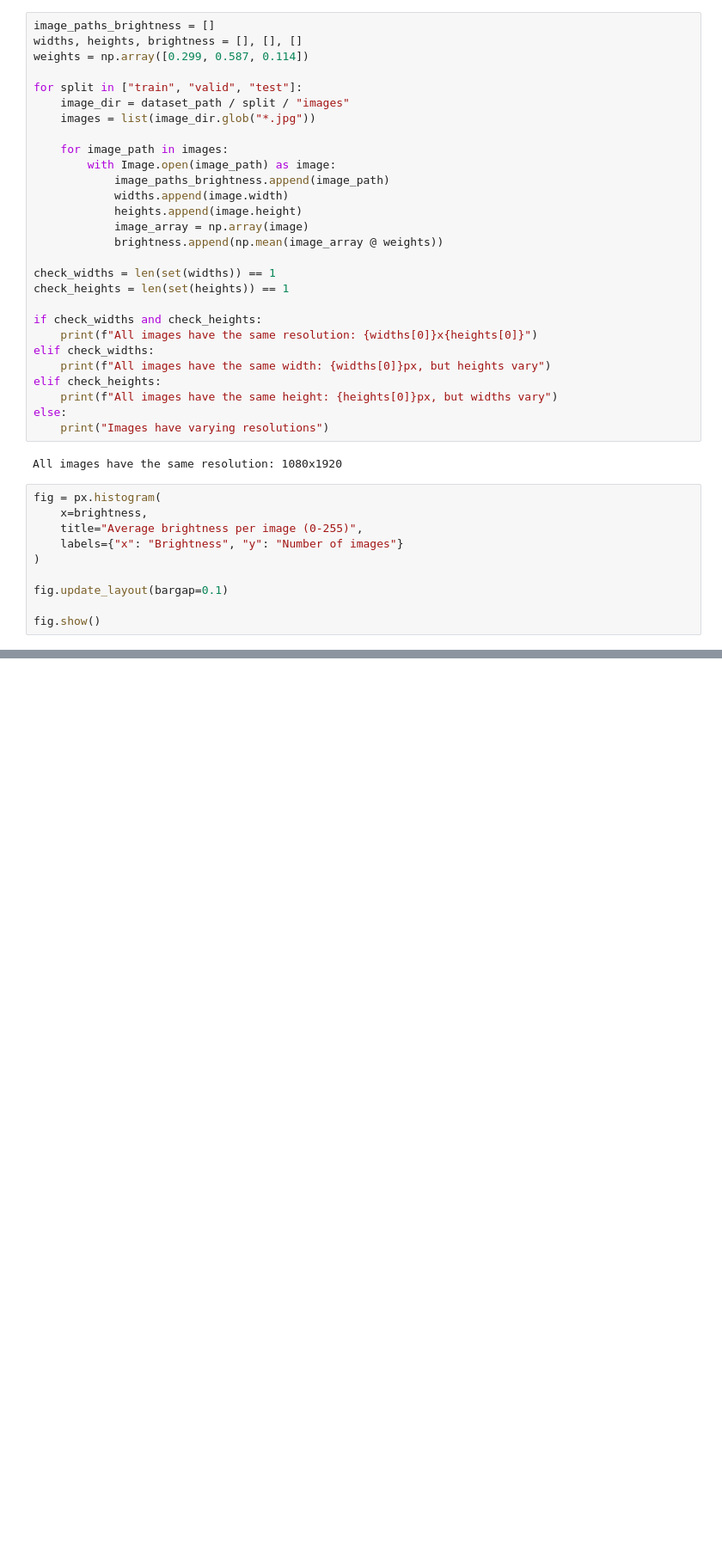
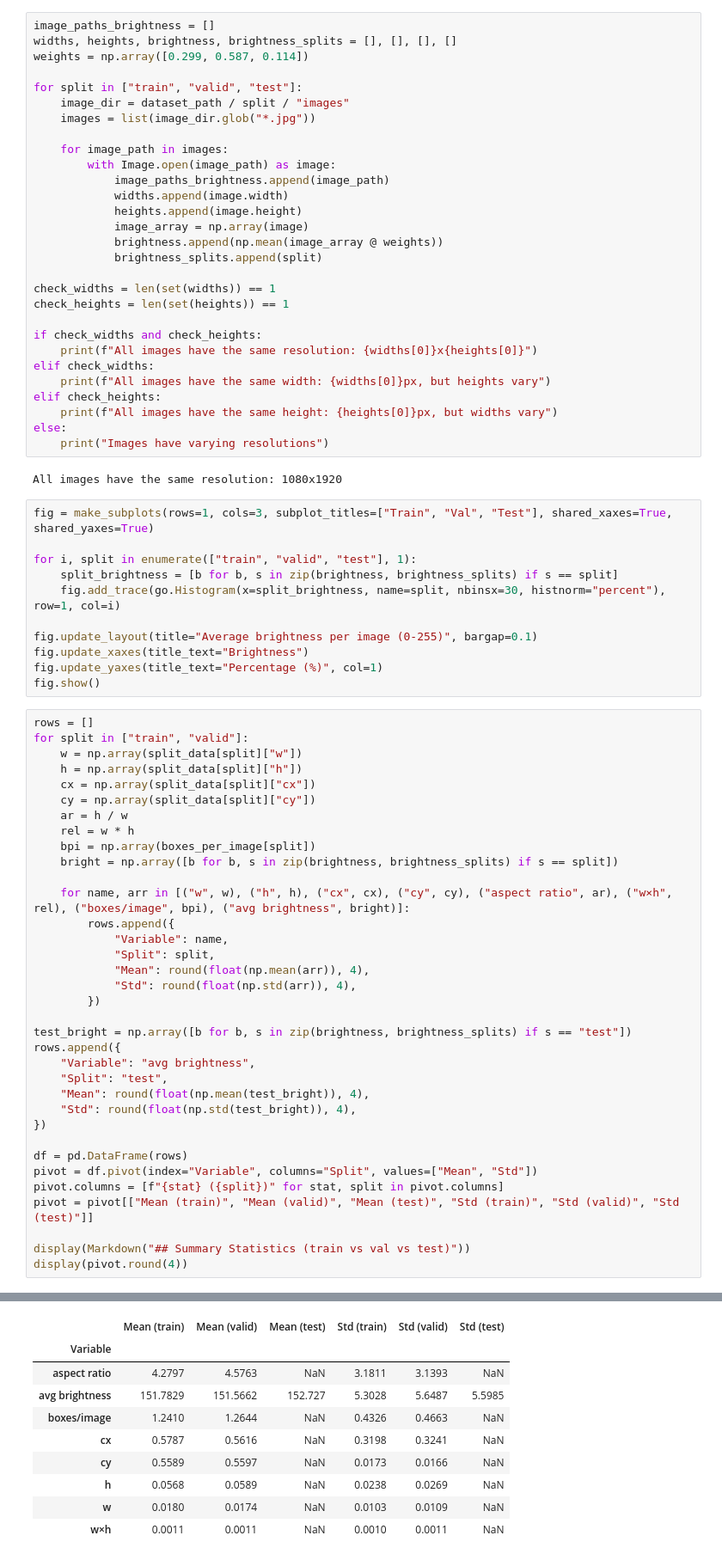
Before and after one commit to kristosn/mini-project-snowpoles, a Jupyter notebook: data_analysis_iphone.ipynb, the cells around one changed output, grey strips where cells are left out. Shown at 86% size. Cells and saved outputs as stored; diff of their text form; blank space fills up the shorter version.

```diff
--- a/data_analysis_iphone.ipynb
+++ b/data_analysis_iphone.ipynb
@@ -123,7 +157,7 @@ fig.update_layout(bargap=0.1)
 fig.show()
 # %%
 image_paths_brightness = []
-widths, heights, brightness = [], [], []
+widths, heights, brightness, brightness_splits = [], [], [], []
 weights = np.array([0.299, 0.587, 0.114])
 
 for split in ["train", "valid", "test"]:
@@ -137,6 +171,7 @@ for split in ["train", "valid", "test"]:
             heights.append(image.height)
             image_array = np.array(image)
             brightness.append(np.mean(image_array @ weights))
+            brightness_splits.append(split)
 
 check_widths = len(set(widths)) == 1
 check_heights = len(set(heights)) == 1
@@ -152,12 +187,49 @@ else:
 # %% [output]
 All images have the same resolution: 1080x1920
 # %%
-fig = px.histogram(
-    x=brightness,
-    title="Average brightness per image (0-255)",
-    labels={"x": "Brightness", "y": "Number of images"}
-)
+fig = make_subplots(rows=1, cols=3, subplot_titles=["Train", "Val", "Test"], shared_xaxes=True, shared_yaxes=True)
 
-fig.update_layout(bargap=0.1)
+for i, split in enumerate(["train", "valid", "test"], 1):
+    split_brightness = [b for b, s in zip(brightness, brightness_splits) if s == split]
+    fig.add_trace(go.Histogram(x=split_brightness, name=split, nbinsx=30, histnorm="percent"), row=1, col=i)
 
+fig.update_layout(title="Average brightness per image (0-255)", bargap=0.1)
+fig.update_xaxes(title_text="Brightness")
+fig.update_yaxes(title_text="Percentage (%)", col=1)
 fig.show()
+# %%
+rows = []
+for split in ["train", "valid"]:
+    w = np.array(split_data[split]["w"])
+    h = np.array(split_data[split]["h"])
+    cx = np.array(split_data[split]["cx"])
+    cy = np.array(split_data[split]["cy"])
+    ar = h / w
+    rel = w * h
+    bpi = np.array(boxes_per_image[split])
+    bright = np.array([b for b, s in zip(brightness, brightness_splits) if s == split])
+
+    for name, arr in [("w", w), ("h", h), ("cx", cx), ("cy", cy), ("aspect ratio", ar), ("w×h", rel), ("boxes/image", bpi), ("avg brightness", bright)]:
+        rows.append({
+            "Variable": name,
+            "Split": split,
+            "Mean": round(float(np.mean(arr)), 4),
+            "Std": round(float(np.std(arr)), 4),
+        })
+
+test_bright = np.array([b for b, s in zip(brightness, brightness_splits) if s == "test"])
+rows.append({
+    "Variable": "avg brightness",
+    "Split": "test",
+    "Mean": round(float(np.mean(test_bright)), 4),
+    "Std": round(float(np.std(test_bright)), 4),
+})
+
+df = pd.DataFrame(rows)
+pivot = df.pivot(index="Variable", columns="Split", values=["Mean", "Std"])
+pivot.columns = [f"{stat} ({split})" for stat, split in pivot.columns]
+pivot = pivot[["Mean (train)", "Mean (valid)", "Mean (test)", "Std (train)", "Std (valid)", "Std (test)"]]
+
+display(Markdown("## Summary Statistics (train vs val vs test)"))
+display(pivot.round(4))
+# %% [output]
@@ -163,0 +237,10 @@ fig.show()
+|  | Mean (train) | Mean (valid) | Mean (test) | Std (train) | Std (valid) | Std (test) |
+| Variable |  |  |  |  |  |  |
+| aspect ratio | 4.2797 | 4.5763 | NaN | 3.1811 | 3.1393 | NaN |
+| avg brightness | 151.7829 | 151.5662 | 152.727 | 5.3028 | 5.6487 | 5.5985 |
+| boxes/image | 1.2410 | 1.2644 | NaN | 0.4326 | 0.4663 | NaN |
+| cx | 0.5787 | 0.5616 | NaN | 0.3198 | 0.3241 | NaN |
+| cy | 0.5589 | 0.5597 | NaN | 0.0173 | 0.0166 | NaN |
+| h | 0.0568 | 0.0589 | NaN | 0.0238 | 0.0269 | NaN |
+| w | 0.0180 | 0.0174 | NaN | 0.0103 | 0.0109 | NaN |
+| w×h | 0.0011 | 0.0011 | NaN | 0.0010 | 0.0011 | NaN |
```
Also changed, not shown: parts of 9 cells of this notebook, 7 other files.
